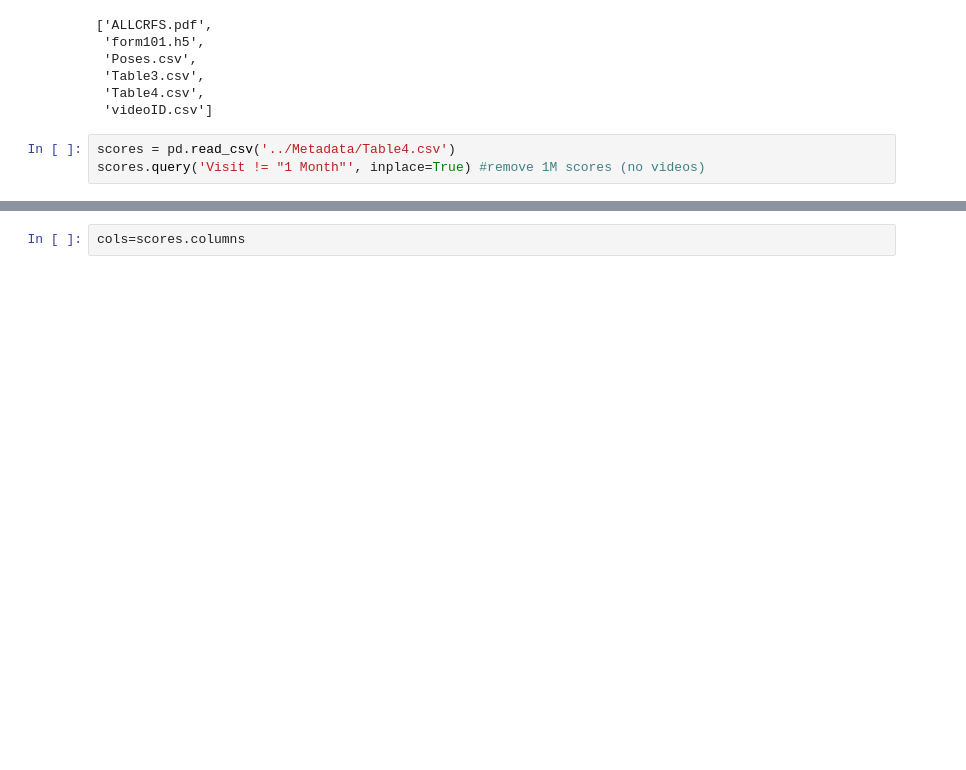
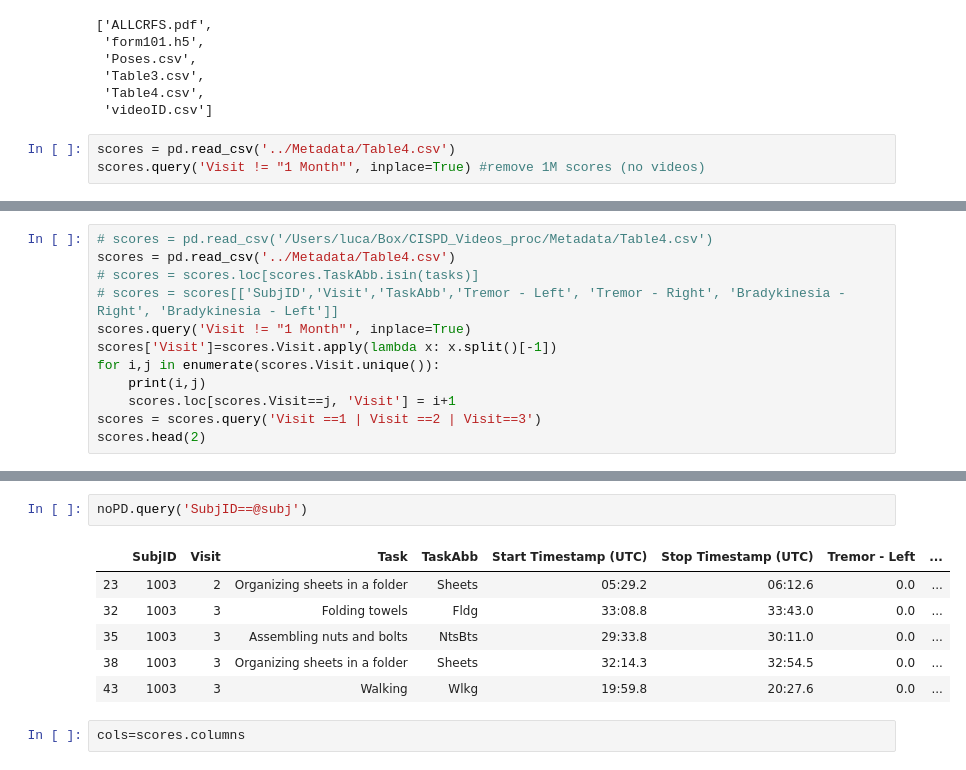
Before and after one commit to Luke3D/PD_PoseEstimation, a Jupyter notebook: Code/ScoresDistr.ipynb, the cells around one changed output, grey strips where cells are left out. Drawn from its saved outputs; the diff is of its cells as text; blank space fills up the shorter version.

```diff
--- a/Code/ScoresDistr.ipynb
+++ b/Code/ScoresDistr.ipynb
@@ -30,0 +45,12 @@ scores.head()
+# %%
+# scores = pd.read_csv('/Users/luca/Box/CISPD_Videos_proc/Metadata/Table4.csv')
+scores = pd.read_csv('../Metadata/Table4.csv')
+# scores = scores.loc[scores.TaskAbb.isin(tasks)]
+# scores = scores[['SubjID','Visit','TaskAbb','Tremor - Left', 'Tremor - Right', 'Bradykinesia - Right', 'Bradykinesia - Left']]
+scores.query('Visit != "1 Month"', inplace=True)
+scores['Visit']=scores.Visit.apply(lambda x: x.split()[-1])
+for i,j in enumerate(scores.Visit.unique()):
+    print(i,j)
+    scores.loc[scores.Visit==j, 'Visit'] = i+1
+scores = scores.query('Visit ==1 | Visit ==2 | Visit==3')
+scores.head(2)
@@ -31,3 +119,12 @@ scores.head()
+# %%
+noPD.query('SubjID==@subj')
+# %% [output]
+|  | SubjID | Visit | Task | TaskAbb | Start Timestamp (UTC) | Stop Timestamp (UTC) | Tremor - Left | ... |
+| 23 | 1003 | 2 | Organizing sheets in a folder | Sheets | 05:29.2 | 06:12.6 | 0.0 | ... |
+| 32 | 1003 | 3 | Folding towels | Fldg | 33:08.8 | 33:43.0 | 0.0 | ... |
+| 35 | 1003 | 3 | Assembling nuts and bolts | NtsBts | 29:33.8 | 30:11.0 | 0.0 | ... |
+| 38 | 1003 | 3 | Organizing sheets in a folder | Sheets | 32:14.3 | 32:54.5 | 0.0 | ... |
+| 43 | 1003 | 3 | Walking | Wlkg | 19:59.8 | 20:27.6 | 0.0 | ... |
 # %%
 cols=scores.columns
 # %%
```
Also changed, not shown: parts of 13 cells of this notebook, 1 other file.
